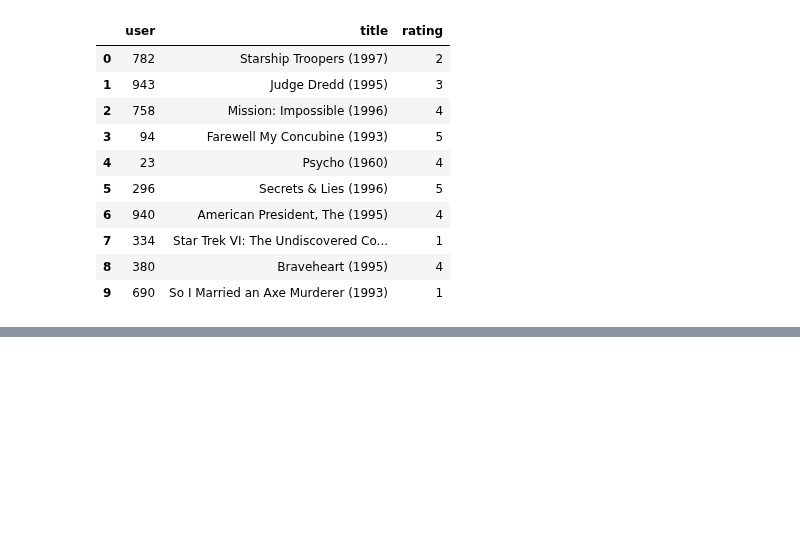
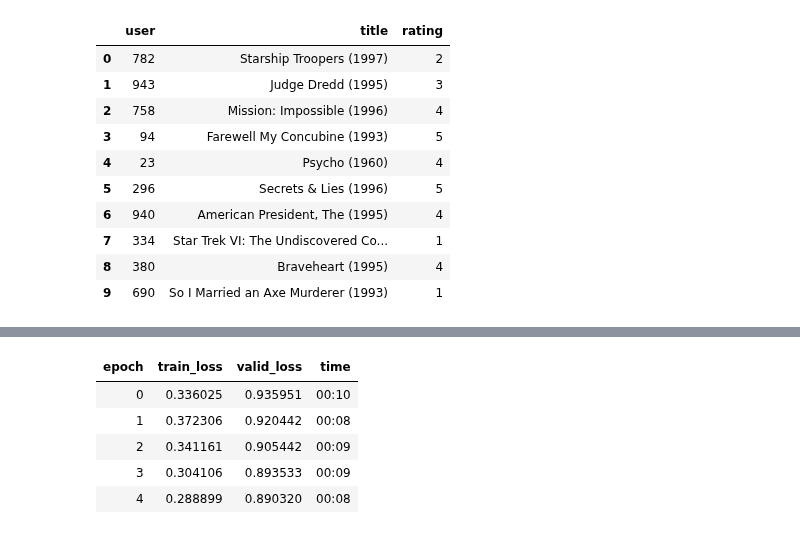
Before and after one commit to Firojpaudel/Machine-Learning-Notes, a Jupyter notebook: Practical Deep Learning For Coders/Chapter_8.ipynb, the cells around one changed output, grey strips where cells are left out. Drawn from its saved outputs; the diff is of its cells as text; code cells hidden in the pictures; blank space fills up the shorter version.

```diff
--- a/Practical Deep Learning For Coders/Chapter_8.ipynb
+++ b/Practical Deep Learning For Coders/Chapter_8.ipynb
@@ -95,0 +226,11 @@ dls.show_batch()
+# %%
+##@ Training with Weight Decay
+learn = Learner(dls, model, loss_func=MSELossFlat())
+learn.fit_one_cycle(5, 5e-3, wd=0.1)
+# %% [output]
+| epoch | train_loss | valid_loss | time |
+| 0 | 0.336025 | 0.935951 | 00:10 |
+| 1 | 0.372306 | 0.920442 | 00:08 |
+| 2 | 0.341161 | 0.905442 | 00:09 |
+| 3 | 0.304106 | 0.893533 | 00:09 |
+| 4 | 0.288899 | 0.890320 | 00:08 |
```
Also changed, not shown: parts of 25 cells of this notebook.
